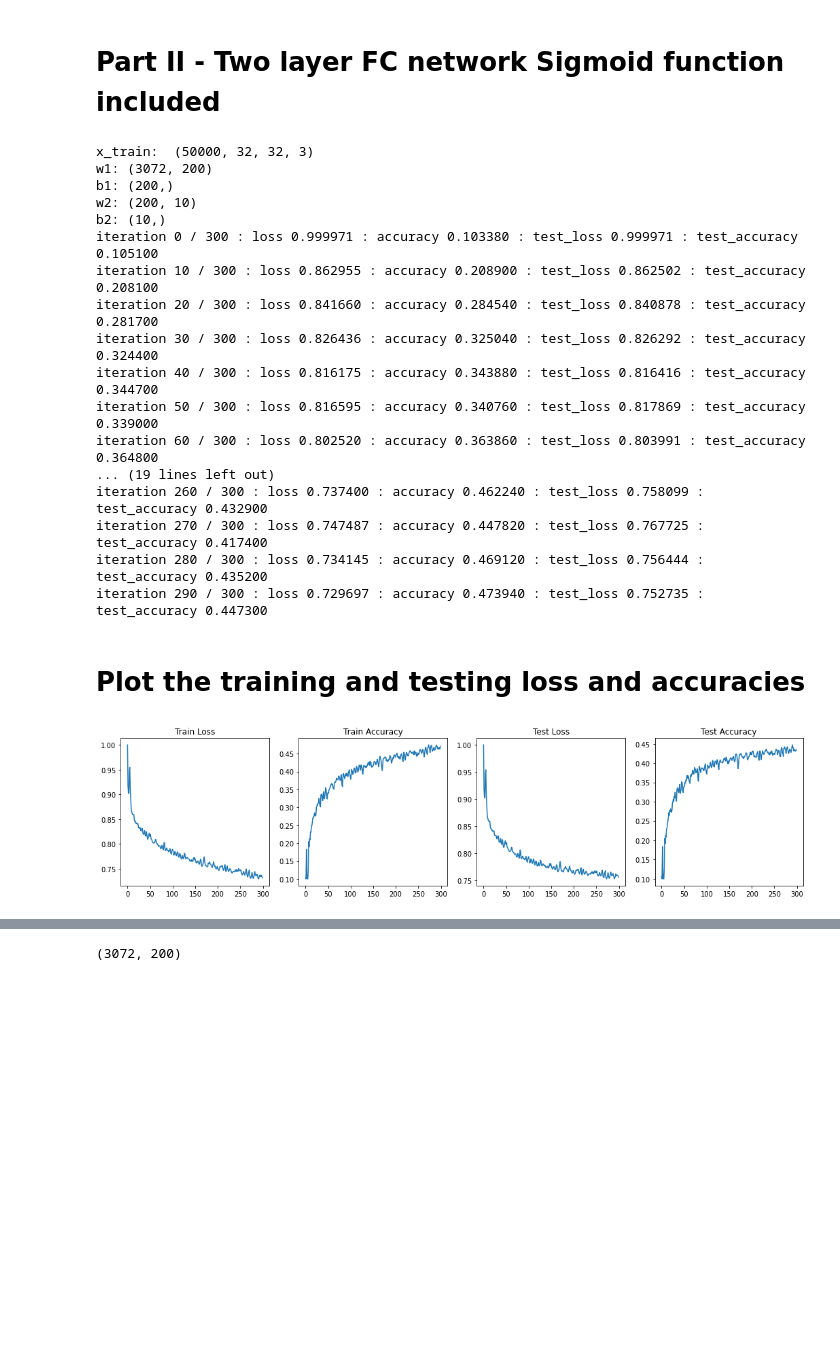
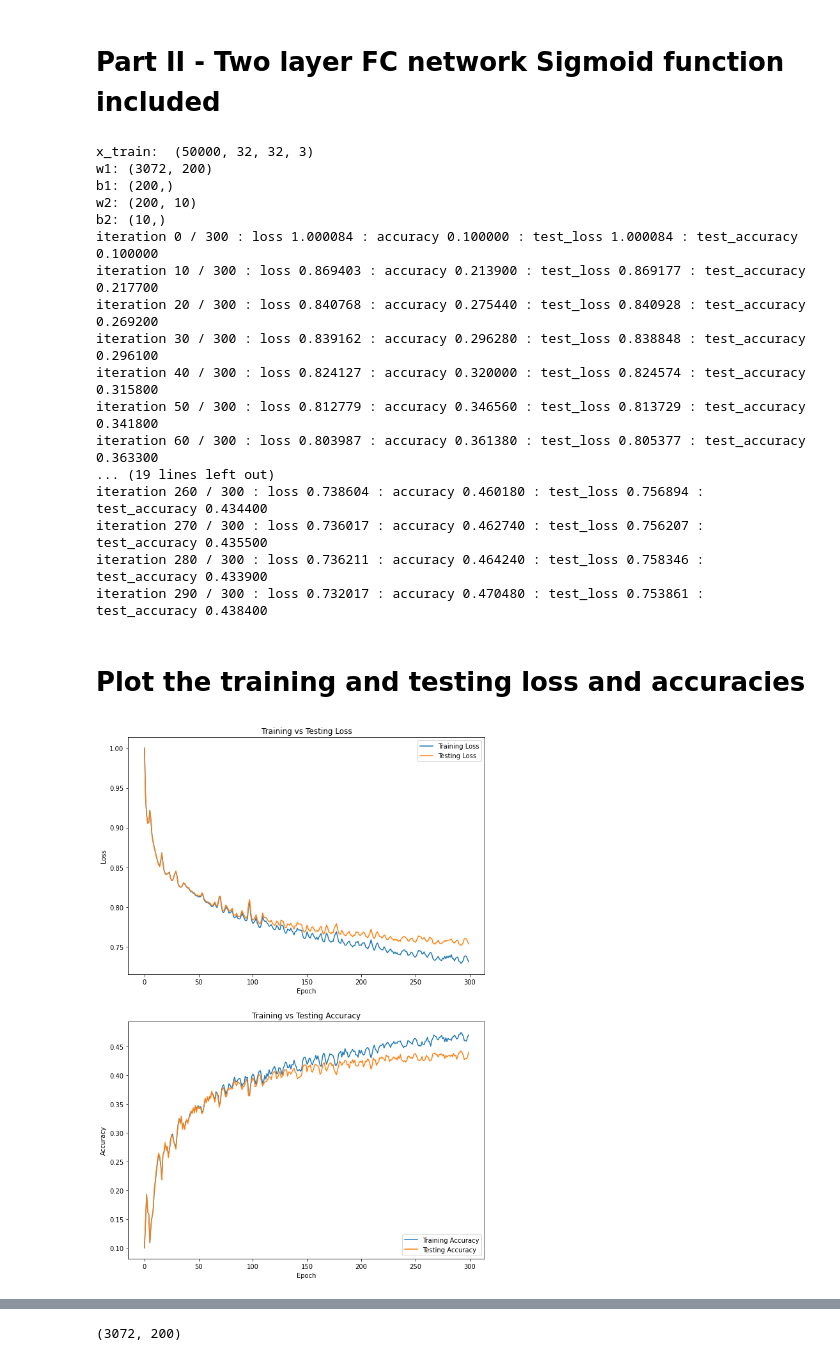
Before and after one commit to sandani98/EN2550_Ass_4, a Jupyter notebook: part-II.ipynb, the cells around one changed output, grey strips where cells are left out. Saved outputs shown, nothing was run; the diff lists cells and outputs as text; code cells hidden in the pictures; blank space fills up the shorter version.

```diff
--- a/part-II.ipynb
+++ b/part-II.ipynb
@@ -44,8 +44,8 @@ print("b2:", b2.shape)
 batch_size = Ntr
 
 iterations = 300
-lr = 1.4e-2
-lr_decay= 0.999
+lr = 1.6e-2
+lr_decay= 0.998
 reg = 5e-6
 
 loss_history = []
@@ -107,43 +107,39 @@ w1: (3072, 200)
 b1: (200,)
 w2: (200, 10)
 b2: (10,)
-iteration 0 / 300 : loss 0.999971 : accuracy 0.103380 : test_loss 0.999971 : test_accuracy 0.105100
-iteration 10 / 300 : loss 0.862955 : accuracy 0.208900 : test_loss 0.862502 : test_accuracy 0.208100
-iteration 20 / 300 : loss 0.841660 : accuracy 0.284540 : test_loss 0.840878 : test_accuracy 0.281700
-iteration 30 / 300 : loss 0.826436 : accuracy 0.325040 : test_loss 0.826292 : test_accuracy 0.324400
-iteration 40 / 300 : loss 0.816175 : accuracy 0.343880 : test_loss 0.816416 : test_accuracy 0.344700
-iteration 50 / 300 : loss 0.816595 : accuracy 0.340760 : test_loss 0.817869 : test_accuracy 0.339000
-iteration 60 / 300 : loss 0.802520 : accuracy 0.363860 : test_loss 0.803991 : test_accuracy 0.364800
+iteration 0 / 300 : loss 1.000084 : accuracy 0.100000 : test_loss 1.000084 : test_accuracy 0.100000
+iteration 10 / 300 : loss 0.869403 : accuracy 0.213900 : test_loss 0.869177 : test_accuracy 0.217700
+iteration 20 / 300 : loss 0.840768 : accuracy 0.275440 : test_loss 0.840928 : test_accuracy 0.269200
+iteration 30 / 300 : loss 0.839162 : accuracy 0.296280 : test_loss 0.838848 : test_accuracy 0.296100
+iteration 40 / 300 : loss 0.824127 : accuracy 0.320000 : test_loss 0.824574 : test_accuracy 0.315800
+iteration 50 / 300 : loss 0.812779 : accuracy 0.346560 : test_loss 0.813729 : test_accuracy 0.341800
+iteration 60 / 300 : loss 0.803987 : accuracy 0.361380 : test_loss 0.805377 : test_accuracy 0.363300
 ... (19 lines left out)
-iteration 260 / 300 : loss 0.737400 : accuracy 0.462240 : test_loss 0.758099 : test_accuracy 0.432900
-iteration 270 / 300 : loss 0.747487 : accuracy 0.447820 : test_loss 0.767725 : test_accuracy 0.417400
-iteration 280 / 300 : loss 0.734145 : accuracy 0.469120 : test_loss 0.756444 : test_accuracy 0.435200
-iteration 290 / 300 : loss 0.729697 : accuracy 0.473940 : test_loss 0.752735 : test_accuracy 0.447300
+iteration 260 / 300 : loss 0.738604 : accuracy 0.460180 : test_loss 0.756894 : test_accuracy 0.434400
+iteration 270 / 300 : loss 0.736017 : accuracy 0.462740 : test_loss 0.756207 : test_accuracy 0.435500
+iteration 280 / 300 : loss 0.736211 : accuracy 0.464240 : test_loss 0.758346 : test_accuracy 0.433900
+iteration 290 / 300 : loss 0.732017 : accuracy 0.470480 : test_loss 0.753861 : test_accuracy 0.438400
 # %% [markdown]
 # Plot the training and testing loss and accuracies
-# %%
-fig,ax = plt.subplots(1,4,figsize=(18,4))
-ax[0].plot(loss_history)
-ax[0].set_title('Train Loss')
-#ax[0].set_xticks([]),ax[0].set_yticks([])
-#ax[0].set_ylim(0.75,1.005)
-
-ax[1].plot(train_acc_history)
-ax[1].set_title('Train Accuracy')
-#ax[1].set_xticks([]),ax[1].set_yticks([])
-#ax[1].set_ylim(-0.12,0.02)
-
-
-ax[2].plot(val_loss_history)
-ax[2].set_title('Test Loss')
-#ax[1].set_xticks([]),ax[1].set_yticks([])
-#ax[1].set_ylim(-0.12,0.02)
-
-
-ax[3].plot(val_acc_history)
-ax[3].set_title('Test Accuracy')
-#ax[1].set_xticks([]),ax[1].set_yticks([])
-#ax[1].set_ylim(-0.12,0.02)
-plt.show()
-# %% [output]
-[figure, removed]
+# %%
+fig,ax = plt.subplots(2,1,figsize=(10,15))
+ax[0].plot(loss_history,label='Training Loss')
+ax[0].plot(val_loss_history,label='Testing Loss')
+ax[0].set_xlabel('Epoch')
+ax[0].set_ylabel('Loss')
+#ax[0].set_ylim([0,1])
+ax[0].set_title('Training vs Testing Loss')
+ax[0].legend(loc='upper right')
+
+ax[1].plot(train_acc_history,label='Training Accuracy')
+ax[1].plot(val_acc_history,label='Testing Accuracy')
+ax[1].set_xlabel('Epoch')
+ax[1].set_ylabel('Accuracy')
+#ax[1].set_ylim([0,1])
+ax[1].set_title('Training vs Testing Accuracy')
+ax[1].legend(loc='lower right')
+
+
+plt.show()
+# %% [output]
+[figure, added]
```
Also changed, not shown: parts of 3 cells of this notebook.
